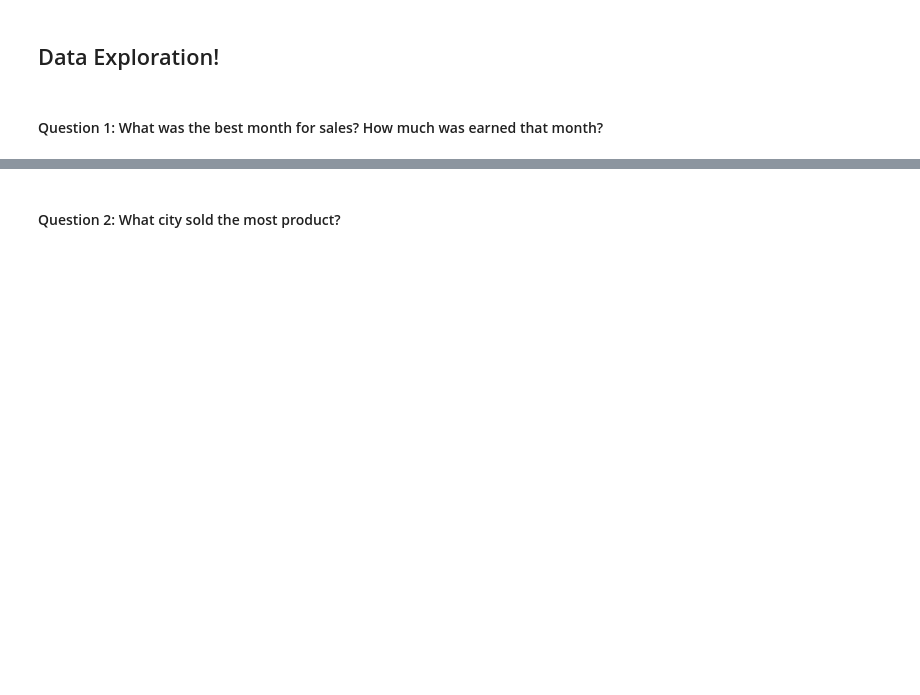
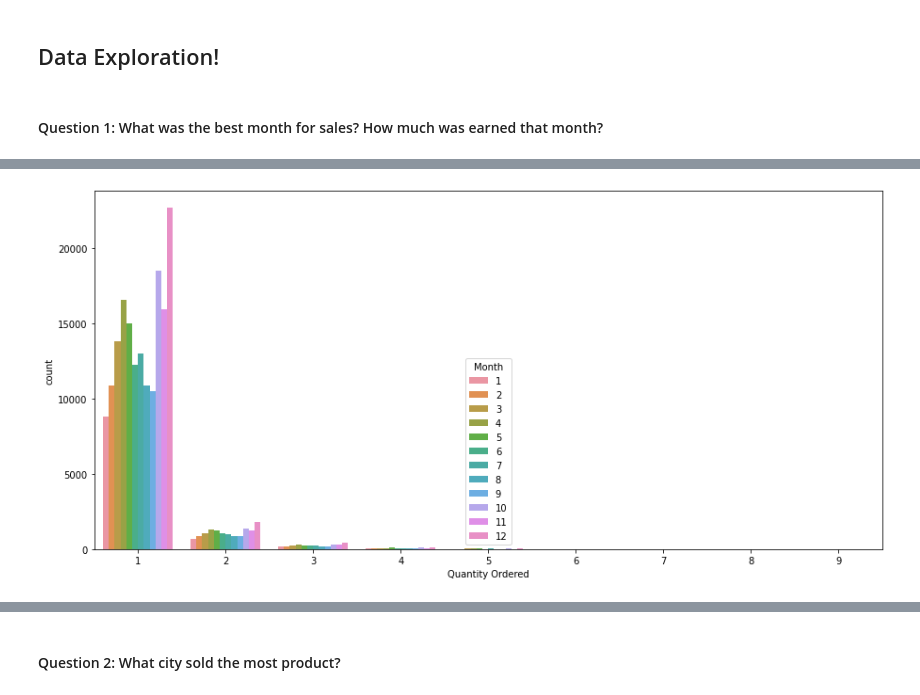
Before and after one commit to EmincanY/Youngsters-Team, a Jupyter notebook: SalesAnalysis/HaticeBusra_SalesData.ipynb, the cells around one changed output, grey strips where cells are left out. Saved outputs shown, nothing was run; the diff lists cells and outputs as text; code cells hidden in the pictures; blank space fills up the shorter version.

```diff
--- a/SalesAnalysis/HaticeBusra_SalesData.ipynb
+++ b/SalesAnalysis/HaticeBusra_SalesData.ipynb
@@ -410,0 +443,6 @@ df["City"] = df["City"].apply(lambda x: x[1])
+# %%
+# Fehmi'nin cozumu
+plt.figure(figsize = (15,7))
+sns.countplot(data= df, x="Quantity Ordered", hue = "Month");
+# %% [output]
+[figure, added]
```
Also changed, not shown: parts of 22 cells of this notebook.
